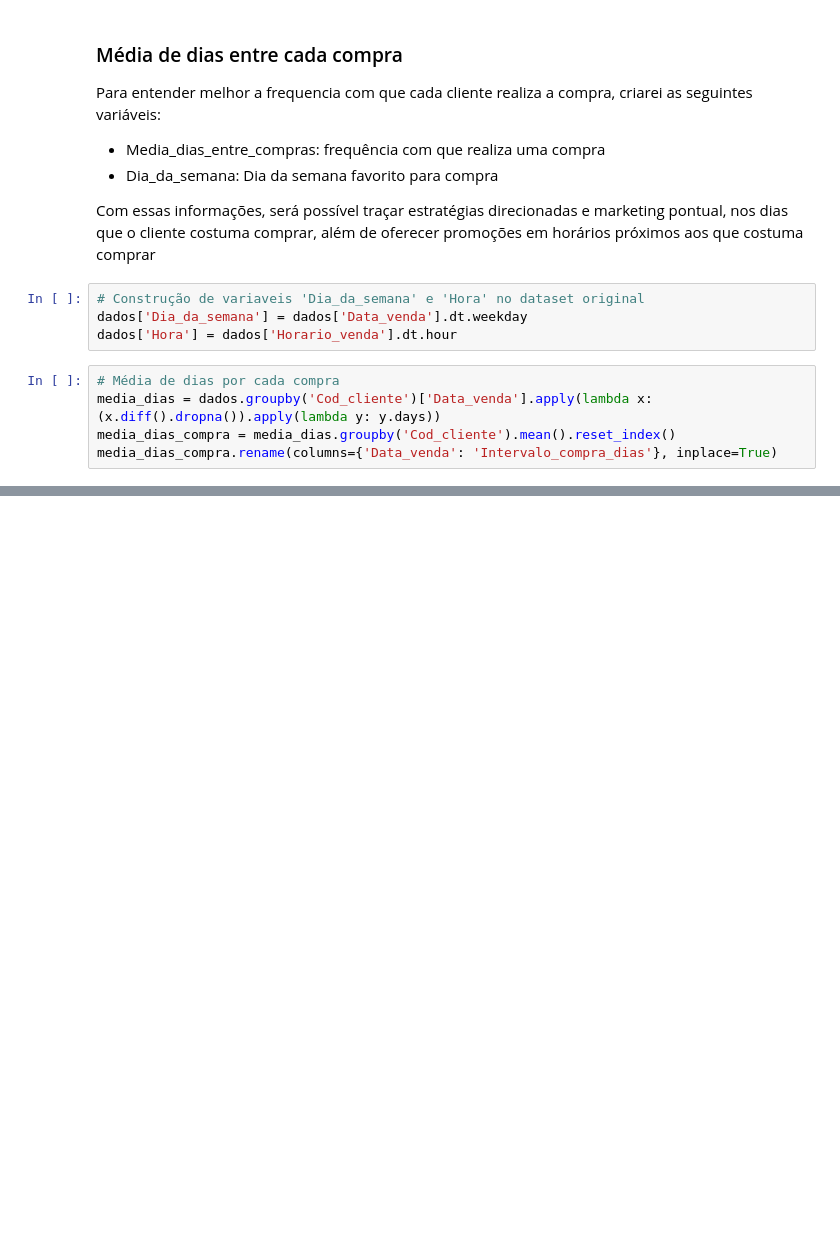
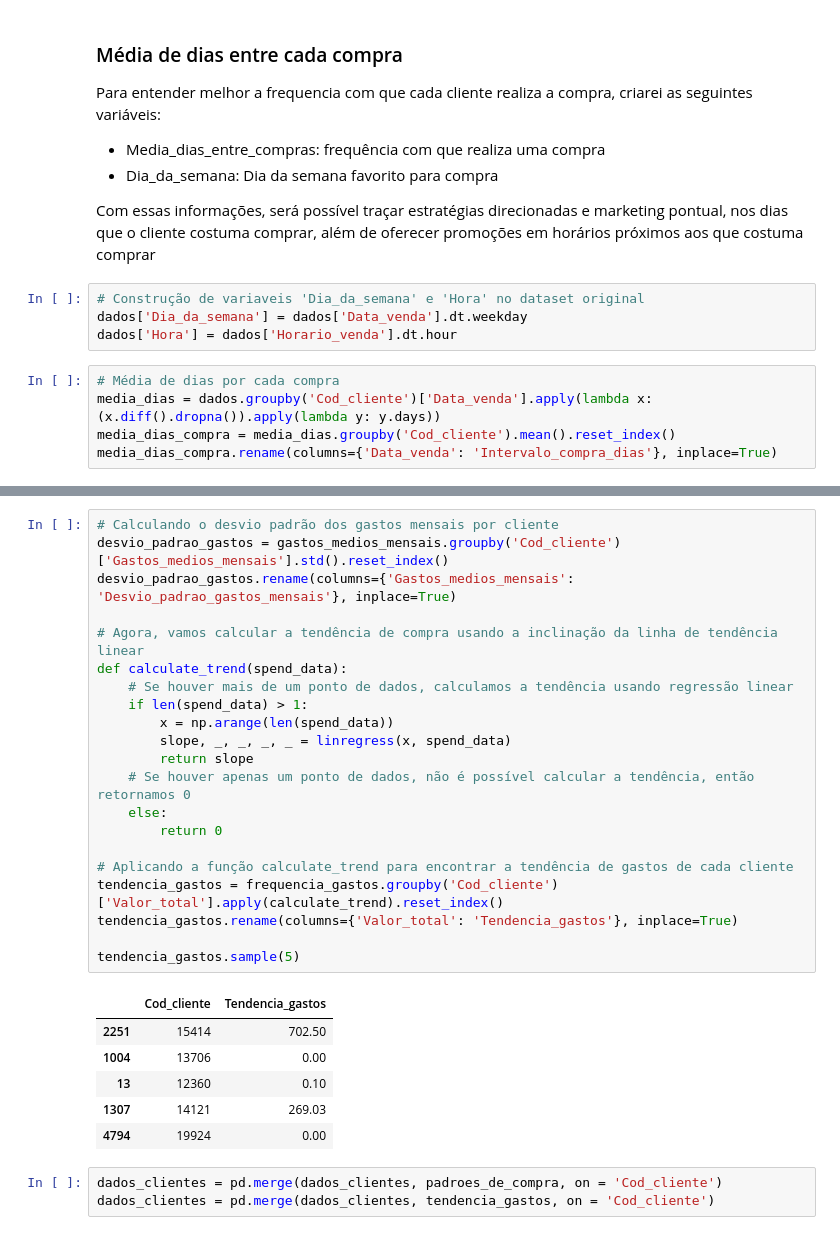
Before and after one commit to alyssonmontovanelli/segmentacao_Clientes_Ecomerce, a Jupyter notebook: EDA/02_EDA_Eng_Atributos_2.ipynb, the cells around one changed output, grey strips where cells are left out. Drawn from its saved outputs; the diff is of its cells as text; blank space fills up the shorter version.

```diff
--- a/EDA/02_EDA_Eng_Atributos_2.ipynb
+++ b/EDA/02_EDA_Eng_Atributos_2.ipynb
@@ -553,0 +519,31 @@ Name: count, dtype: int64
+# %%
+# Calculando o desvio padrão dos gastos mensais por cliente
+desvio_padrao_gastos = gastos_medios_mensais.groupby('Cod_cliente')['Gastos_medios_mensais'].std().reset_index()
+desvio_padrao_gastos.rename(columns={'Gastos_medios_mensais': 'Desvio_padrao_gastos_mensais'}, inplace=True)
+
+# Agora, vamos calcular a tendência de compra usando a inclinação da linha de tendência linear
+def calculate_trend(spend_data):
+    # Se houver mais de um ponto de dados, calculamos a tendência usando regressão linear
+    if len(spend_data) > 1:
+        x = np.arange(len(spend_data))
+        slope, _, _, _, _ = linregress(x, spend_data)
+        return slope
+    # Se houver apenas um ponto de dados, não é possível calcular a tendência, então retornamos 0
+    else:
+        return 0
+
+# Aplicando a função calculate_trend para encontrar a tendência de gastos de cada cliente
+tendencia_gastos = frequencia_gastos.groupby('Cod_cliente')['Valor_total'].apply(calculate_trend).reset_index()
+tendencia_gastos.rename(columns={'Valor_total': 'Tendencia_gastos'}, inplace=True)
+
+tendencia_gastos.sample(5)
+# %% [output]
+|  | Cod_cliente | Tendencia_gastos |
+| 2251 | 15414 | 702.50 |
+| 1004 | 13706 | 0.00 |
+| 13 | 12360 | 0.10 |
+| 1307 | 14121 | 269.03 |
+| 4794 | 19924 | 0.00 |
+# %%
+dados_clientes = pd.merge(dados_clientes, padroes_de_compra, on = 'Cod_cliente')
+dados_clientes = pd.merge(dados_clientes, tendencia_gastos, on = 'Cod_cliente')
```
Also changed, not shown: parts of 47 cells of this notebook.
